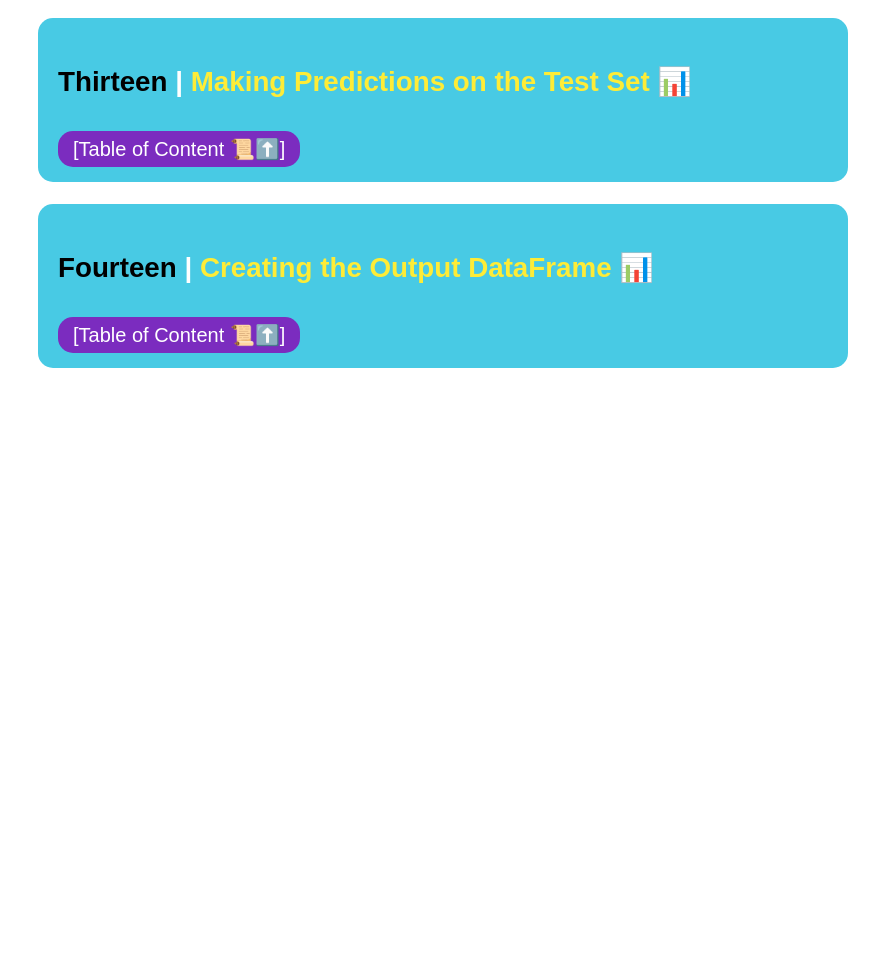
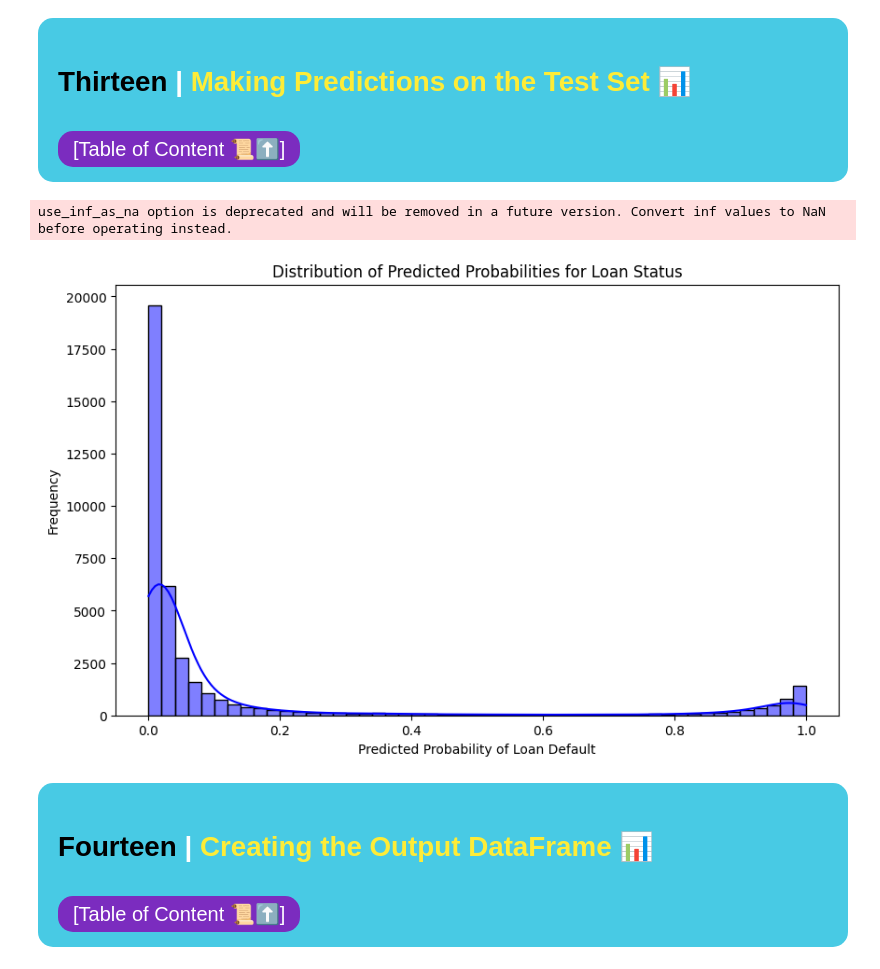
Before and after one commit to maimunul/Loan-Status-Prediction-with-CatBoost-and-RandomForest, a Jupyter notebook: loan-status-prediction-with-catboost-and-shap.ipynb, the cells around one changed output. Drawn from its saved outputs; the diff is of its cells as text; code cells hidden in the pictures; blank space fills up the shorter version.

Commit message:
Kaggle Notebook | Loan 🏦Status Prediction 🎯 with CatBoost and SHAP | Version 10

```diff
--- a/loan-status-prediction-with-catboost-and-shap.ipynb
+++ b/loan-status-prediction-with-catboost-and-shap.ipynb
@@ -426,6 +427,17 @@ Training Accuracy: 0.9750873902293461
 </div>
 # %%
 predicted_probabilities = best_model.predict_proba(test)[:, 1]
+# %%
+# Plot the distribution of predicted probabilities
+plt.figure(figsize=(10, 6))
+sns.histplot(predicted_probabilities, bins=50, kde=True, color='blue')
+plt.title('Distribution of Predicted Probabilities for Loan Status')
+plt.xlabel('Predicted Probability of Loan Default')
+plt.ylabel('Frequency')
+plt.show()
+# %% [output]
+use_inf_as_na option is deprecated and will be removed in a future version. Convert inf values to NaN before operating instead.
+[figure, added]
 # %% [markdown]
 <div style="background-color: #48cae4; border-radius: 15px; padding: 20px; text-align: left;">
     <h1 style="margin: 0;">
```
Also changed, not shown: parts of 8 cells of this notebook.
